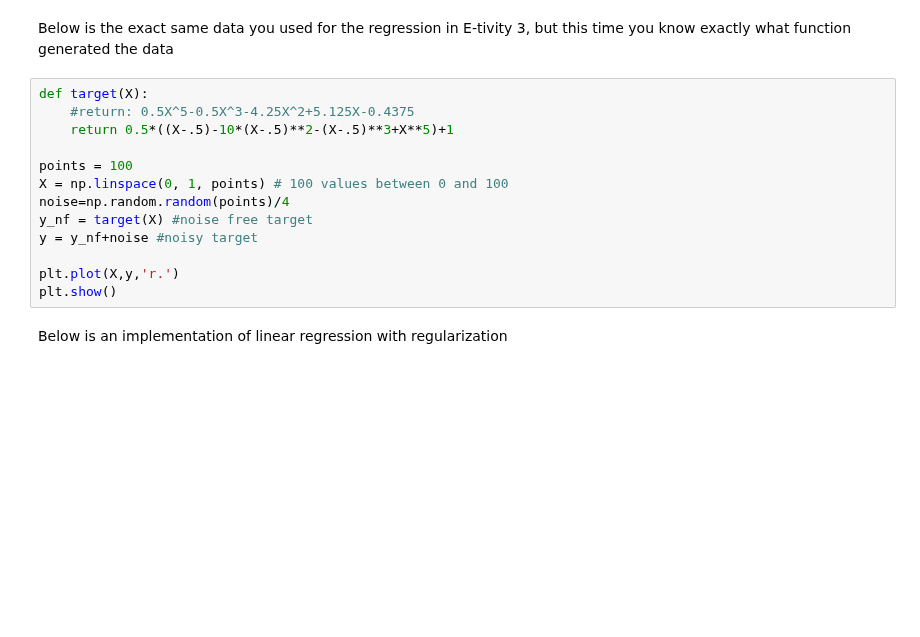
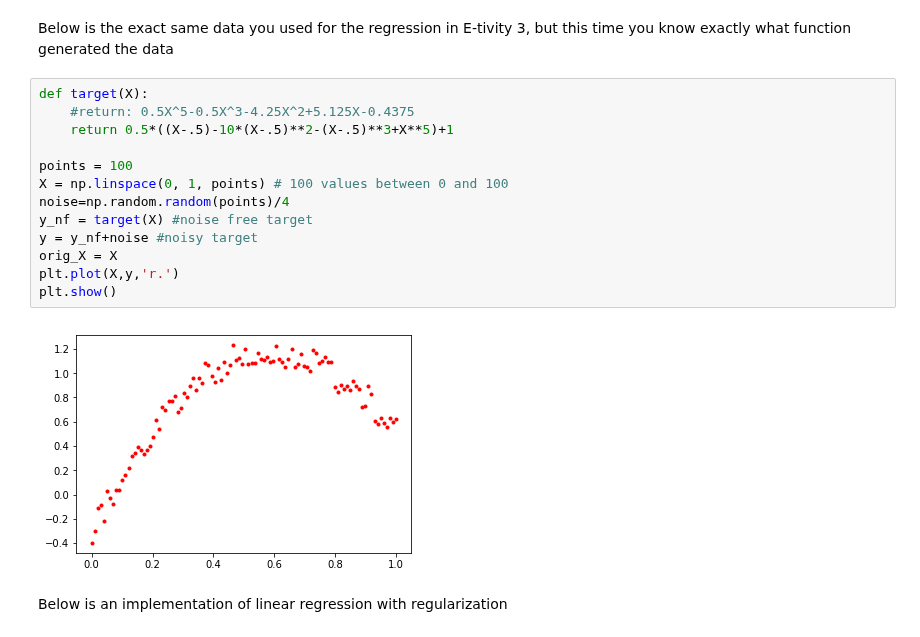
Before and after one commit to vipulpopat/MSCAI_Sem1_Etivity4, a Jupyter notebook: Etivity4_CE6002_18263003.ipynb, the cells around one changed output. Cells and saved outputs as stored; diff of their text form; blank space fills up the shorter version.

```diff
--- a/Etivity4_CE6002_18263003.ipynb
+++ b/Etivity4_CE6002_18263003.ipynb
@@ -24,16 +24,18 @@ Below is the exact same data you used for the regression in E-tivity 3, but this
 # %%
 def target(X):
     #return: 0.5X^5-0.5X^3-4.25X^2+5.125X-0.4375
     return 0.5*((X-.5)-10*(X-.5)**2-(X-.5)**3+X**5)+1
 
 points = 100
 X = np.linspace(0, 1, points) # 100 values between 0 and 100
 noise=np.random.random(points)/4
 y_nf = target(X) #noise free target
 y = y_nf+noise #noisy target
-
+orig_X = X
 plt.plot(X,y,'r.')
 plt.show()
+# %% [output]
+[figure, added]
 # %% [markdown]
 Below is an implementation of linear regression with regularization
 # %%
```
Also changed, not shown: parts of 24 cells of this notebook.
